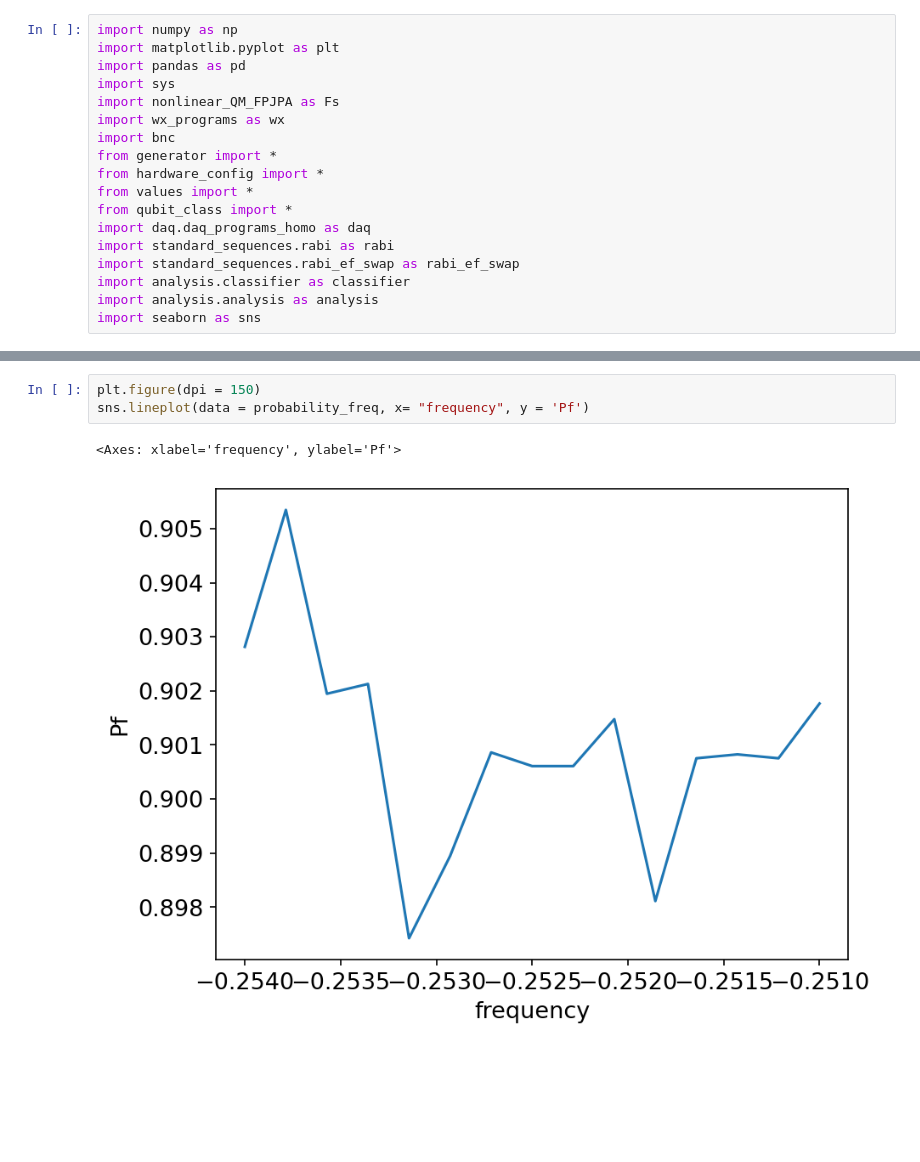
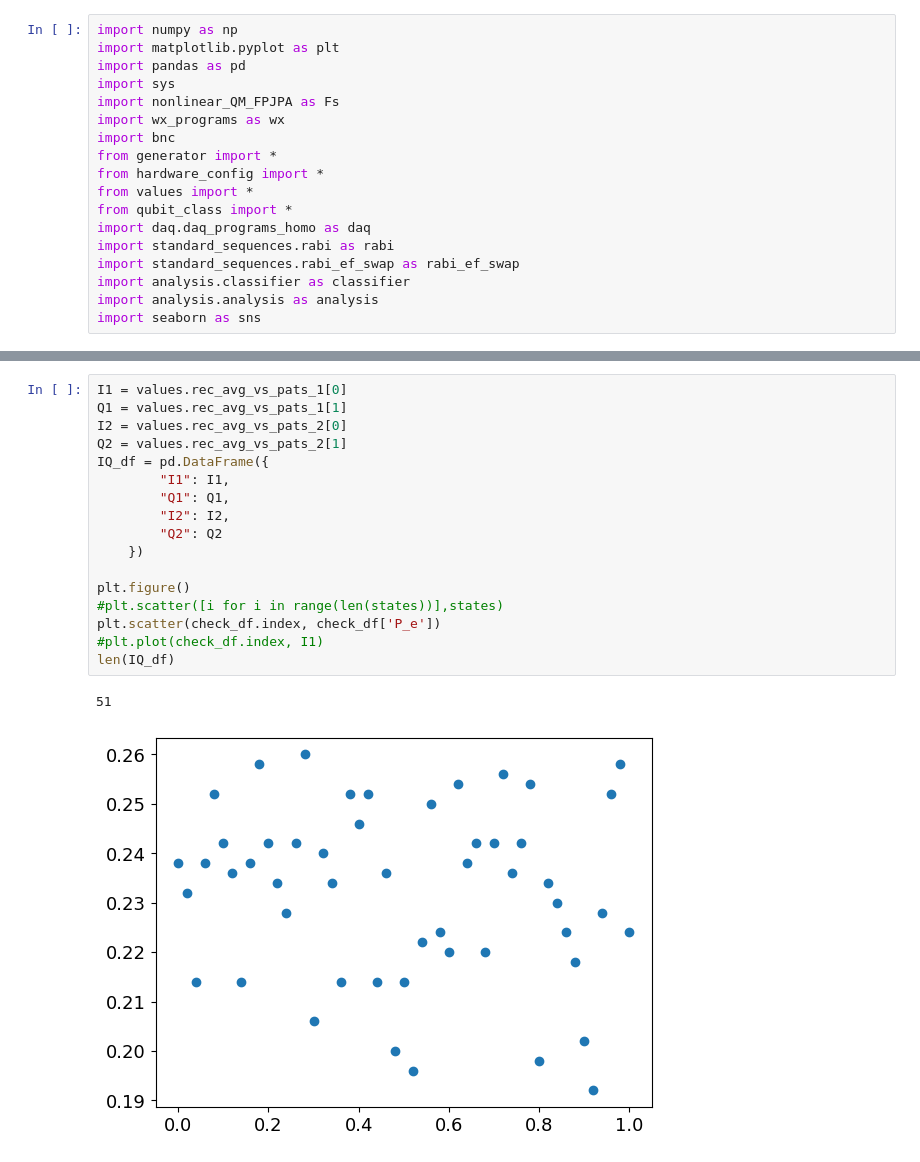
Before and after one commit to Katermurch/BlueFridgeNonLin, a Jupyter notebook: non_hermitian_rabi.ipynb, the cells around one changed output, grey strips where cells are left out. Saved outputs shown, nothing was run; the diff lists cells and outputs as text; blank space fills up the shorter version.

```diff
--- a/non_hermitian_rabi.ipynb
+++ b/non_hermitian_rabi.ipynb
@@ -242,6 +180,20 @@ probability_freq
-# %%
-plt.figure(dpi = 150)
-sns.lineplot(data = probability_freq, x= "frequency", y = 'Pf')
-# %% [output]
-<Axes: xlabel='frequency', ylabel='Pf'>
-[figure, removed]
+# %%
+I1 = values.rec_avg_vs_pats_1[0]
+Q1 = values.rec_avg_vs_pats_1[1]
+I2 = values.rec_avg_vs_pats_2[0]
+Q2 = values.rec_avg_vs_pats_2[1]
+IQ_df = pd.DataFrame({
+        "I1": I1,
+        "Q1": Q1,
+        "I2": I2,
+        "Q2": Q2
+    })
+
+plt.figure()
+#plt.scatter([i for i in range(len(states))],states)
+plt.scatter(check_df.index, check_df['P_e'])
+#plt.plot(check_df.index, I1)
+len(IQ_df)
+# %% [output]
+51
+[figure, added]
```
Also changed, not shown: parts of 8 cells of this notebook, 14 other files.
